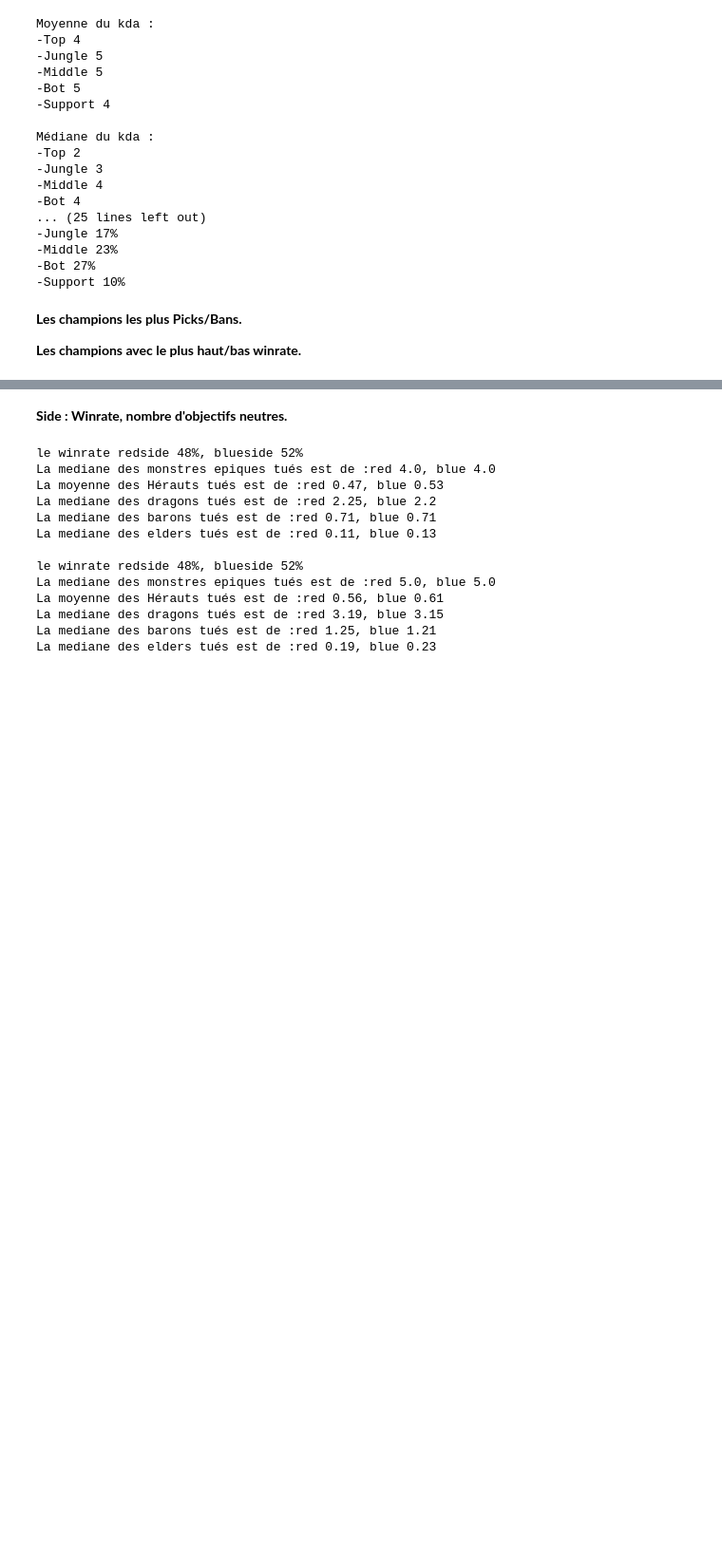
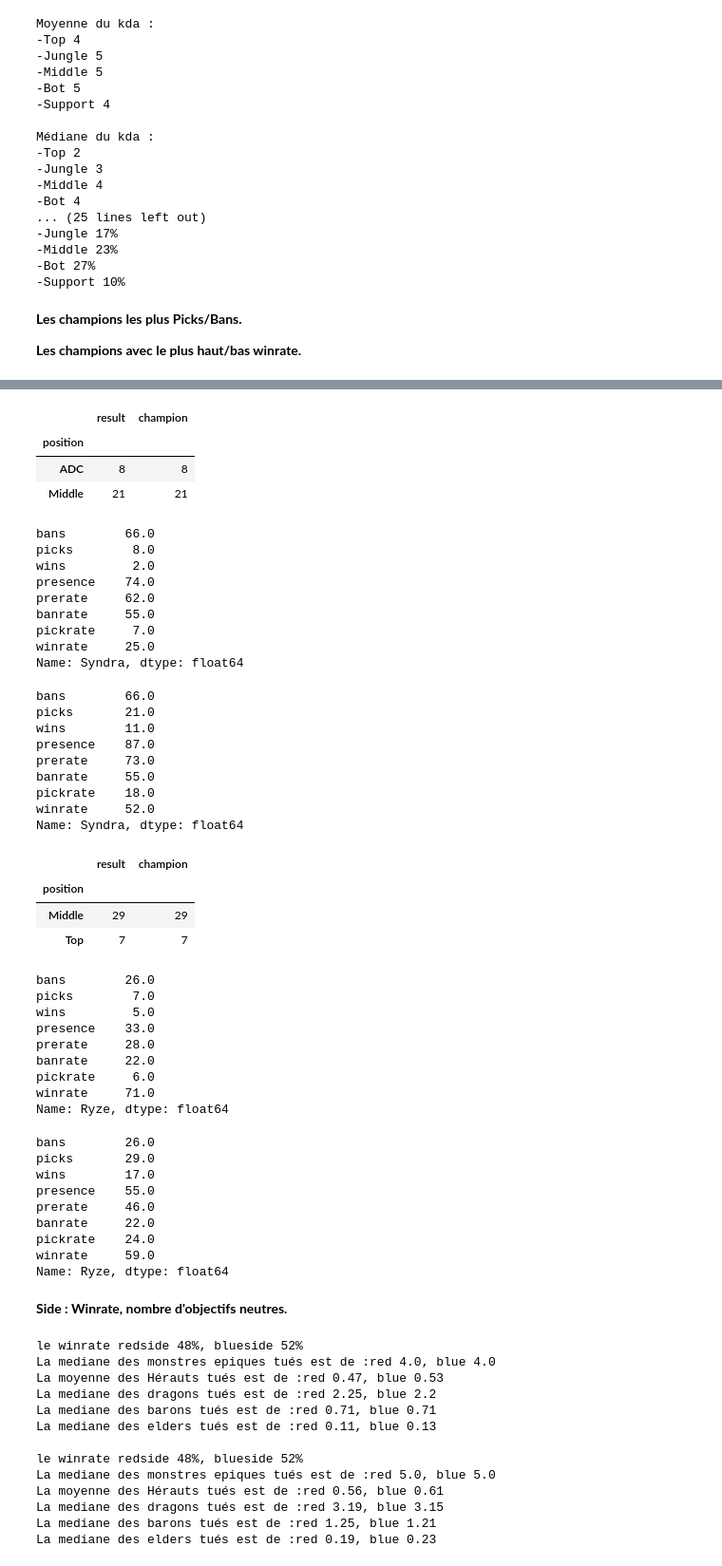
Before and after one commit to rdo-nasc/projet_perso, a Jupyter notebook: data_prep.ipynb, the cells around one changed output, grey strips where cells are left out. Shown: that part at 95% size. Saved outputs shown, nothing was run; the diff lists cells and outputs as text; code cells hidden in the pictures; blank space fills up the shorter version.

```diff
--- a/data_prep.ipynb
+++ b/data_prep.ipynb
@@ -355,4 +355,62 @@ Name: prerate, dtype: int64
 ... (9 outputs left out)
+# %%
+'''
+display(pick_df[pick_df.champion == 'Qiyana'].groupby(['position']).count())
+display(jungle_df.loc['Qiyana'])
+display(mid_df.loc['Qiyana'])
+'''
+display(pick_df[pick_df.champion == 'Syndra'].groupby(['position']).count())
+display(adc_df.loc['Syndra'])
+display(mid_df.loc['Syndra'])
+
+display(pick_df[pick_df.champion == 'Ryze'].groupby(['position']).count())
+display(top_df.loc['Ryze'])
+display(mid_df.loc['Ryze'])
+# %% [output]
+|  | result | champion |
+| position |  |  |
+| ADC | 8 | 8 |
+| Middle | 21 | 21 |
+bans        66.0
+picks        8.0
+wins         2.0
+presence    74.0
+prerate     62.0
+banrate     55.0
+pickrate     7.0
+winrate     25.0
+Name: Syndra, dtype: float64
+bans        66.0
+picks       21.0
+wins        11.0
+presence    87.0
+prerate     73.0
+banrate     55.0
+pickrate    18.0
+winrate     52.0
+Name: Syndra, dtype: float64
+|  | result | champion |
+| position |  |  |
+| Middle | 29 | 29 |
+| Top | 7 | 7 |
+bans        26.0
+picks        7.0
+wins         5.0
+presence    33.0
+prerate     28.0
+banrate     22.0
+pickrate     6.0
+winrate     71.0
+Name: Ryze, dtype: float64
+bans        26.0
+picks       29.0
+wins        17.0
+presence    55.0
+prerate     46.0
+banrate     22.0
+pickrate    24.0
+winrate     59.0
+Name: Ryze, dtype: float64
 # %% [markdown]
 **Side : Winrate, nombre d'objectifs neutres.**
 # %%
```
Also changed, not shown: parts of 2 cells of this notebook, 1 other file.
